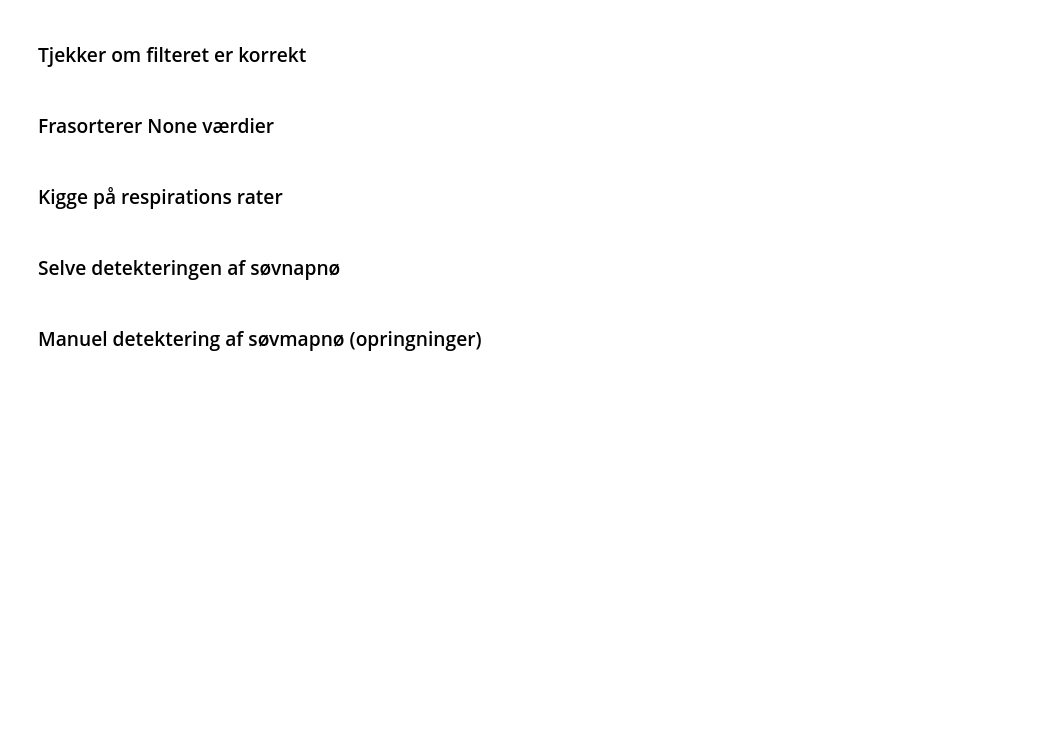
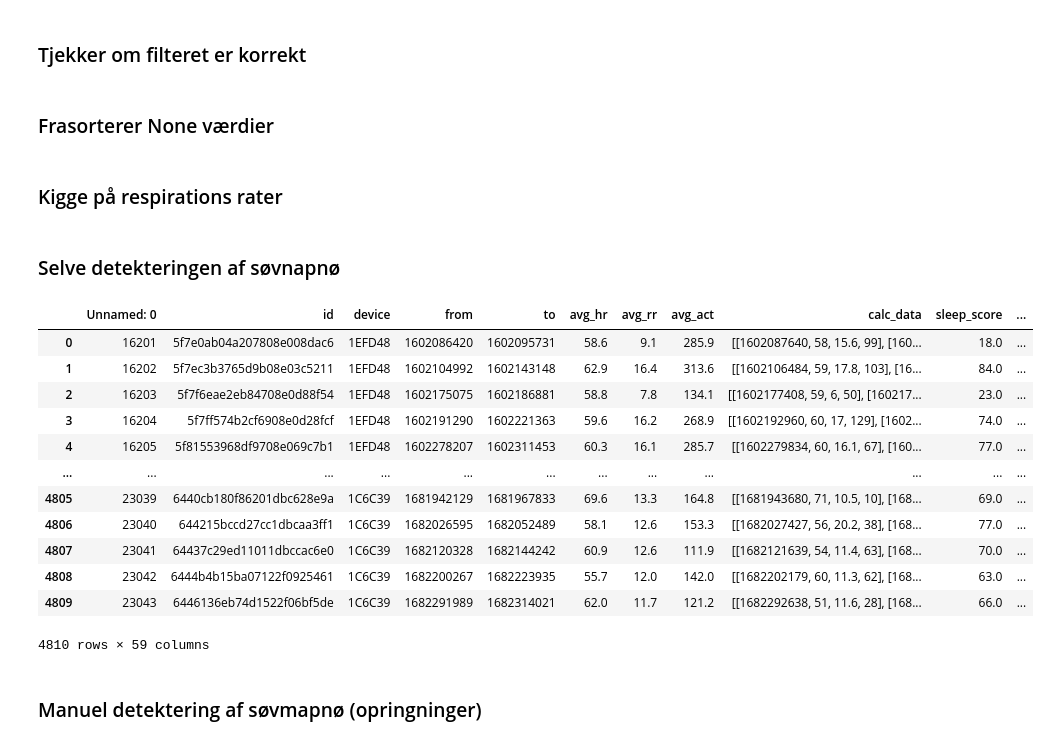
Before and after one commit to MathiasKirk/Projekt_Kandidat2, a Jupyter notebook: DataPreb/AnalyseCalc_Sleep.ipynb, the cells around one changed output. Cells and saved outputs as stored; diff of their text form; code cells hidden in the pictures; blank space fills up the shorter version.

```diff
--- a/DataPreb/AnalyseCalc_Sleep.ipynb
+++ b/DataPreb/AnalyseCalc_Sleep.ipynb
@@ -5,9 +5,10 @@ import json
 import matplotlib.pyplot as plt
 # Show all columns
 pd.set_option('display.max_columns', None)
-# data = pd.read_csv('C:/Users/mathi/OneDrive/Skrivebord/2_Sem_Kand/Projekt_Kandidat2/Projekt_Kandidat2/dataNew.csv')
+# pd.set_option('display.max_rows', None)
+# data = pd.read_csv('C:/Users/mathi/OneDrive/Skrivebord/2_Sem_Kand/Projekt_Kandidat2/Projekt_Kandidat2/Data.csv')
 # Do not show the full lists of values in the columns
-pd.set_option('display.max_colwidth', 50)
+# pd.set_option('display.max_colwidth', 50)
 
 # data
 # %% [markdown]
@@ -160,8 +187,8 @@ import ast
 # vi tager sleep duration (s) og dividerer med 3600 for at få timer. Så tager vi antallet af søvn apnøer og dividere med antallet af timer for at få antallet af søvn apnøer pr. time. Antallet af søvn apnøer pr. time skal være over 5 for at have søvnapnø.
 # Tag antallet af søvnscyklusser. Så tager vi antallet af søvn apnøer og dividere med antallet af søvnscyklusser for at få antallet af søvn apnøer pr. søvnscyklus. Antallet af søvn apnøer pr. søvnscyklus skal være over 5 for at have søvnapnø.
 
-# data = pd.read_csv('C:/Users/mathi/OneDrive/Skrivebord/2_Sem_Kand/Projekt_Kandidat2/Projekt_Kandidat2/dataNew1.csv')
-
+data = pd.read_csv('C:/Users/mathi/OneDrive/Skrivebord/2_Sem_Kand/Projekt_Kandidat2/Projekt_Kandidat2/Data3.csv')
+data
 # # Convert string representations of lists to actual Python lists
 # data['calc_data'] = data['calc_data'].apply(ast.literal_eval)
 
@@ -201,33 +228,47 @@ import ast
 #                 count_SleepApnea += 1
 
 #                 # Plus 3 to j to skip the next 3 values
 #                 j += 3
 #             else:
 #                 j += 1
 
 #         # duration_in_sleep dividerer med 3600 for at få timer
 #         duration_in_sleep = (data['duration_in_sleep'][i] / 3600)
 
 #         # count_SleepApnea / duration_in_sleep gives antallet af søvn apnøer pr. time pr. cyklus. Count count_SleepApnea_All
 #         count_SleepApnea_All += count_SleepApnea / duration_in_sleep
 #         # Reset count_SleepApnea
 #         count_SleepApnea = 0
 
 #     # If count_SleepApnea_All is over 5
 #     if len(data['calc_data']) != 0:
 #         count_SleepApnea_All = count_SleepApnea_All / len(data['calc_data'])
 
 #     if count_SleepApnea_All > 5:
 #         # Append patient_ID to patient_ID_list_SleepApnea
 #         patient_ID_list_SleepApnea.append(patient_ID)
 #         # Reset count_SleepApnea_All
 #         count_SleepApnea_All = 0
 #     else:
 #         # Reset count_SleepApnea_All
 #         count_SleepApnea_All = 0
 
 # # Print patient_ID_list_SleepApnea
 # print(patient_ID_list_SleepApnea)
+# %% [output]
+|  | Unnamed: 0 | id | device | from | to | avg_hr | avg_rr | avg_act | calc_data | sleep_score | ... |
+| 0 | 16201 | 5f7e0ab04a207808e008dac6 | 1EFD48 | 1602086420 | 1602095731 | 58.6 | 9.1 | 285.9 | [[1602087640, 58, 15.6, 99], [160... | 18.0 | ... |
+| 1 | 16202 | 5f7ec3b3765d9b08e03c5211 | 1EFD48 | 1602104992 | 1602143148 | 62.9 | 16.4 | 313.6 | [[1602106484, 59, 17.8, 103], [16... | 84.0 | ... |
+| 2 | 16203 | 5f7f6eae2eb84708e0d88f54 | 1EFD48 | 1602175075 | 1602186881 | 58.8 | 7.8 | 134.1 | [[1602177408, 59, 6, 50], [160217... | 23.0 | ... |
+| 3 | 16204 | 5f7ff574b2cf6908e0d28fcf | 1EFD48 | 1602191290 | 1602221363 | 59.6 | 16.2 | 268.9 | [[1602192960, 60, 17, 129], [1602... | 74.0 | ... |
+| 4 | 16205 | 5f81553968df9708e069c7b1 | 1EFD48 | 1602278207 | 1602311453 | 60.3 | 16.1 | 285.7 | [[1602279834, 60, 16.1, 67], [160... | 77.0 | ... |
+| ... | ... | ... | ... | ... | ... | ... | ... | ... | ... | ... | ... |
+| 4805 | 23039 | 6440cb180f86201dbc628e9a | 1C6C39 | 1681942129 | 1681967833 | 69.6 | 13.3 | 164.8 | [[1681943680, 71, 10.5, 10], [168... | 69.0 | ... |
+| 4806 | 23040 | 644215bccd27cc1dbcaa3ff1 | 1C6C39 | 1682026595 | 1682052489 | 58.1 | 12.6 | 153.3 | [[1682027427, 56, 20.2, 38], [168... | 77.0 | ... |
+| 4807 | 23041 | 64437c29ed11011dbccac6e0 | 1C6C39 | 1682120328 | 1682144242 | 60.9 | 12.6 | 111.9 | [[1682121639, 54, 11.4, 63], [168... | 70.0 | ... |
+| 4808 | 23042 | 6444b4b15ba07122f0925461 | 1C6C39 | 1682200267 | 1682223935 | 55.7 | 12.0 | 142.0 | [[1682202179, 60, 11.3, 62], [168... | 63.0 | ... |
+| 4809 | 23043 | 6446136eb74d1522f06bf5de | 1C6C39 | 1682291989 | 1682314021 | 62.0 | 11.7 | 121.2 | [[1682292638, 51, 11.6, 28], [168... | 66.0 | ... |
+4810 rows × 59 columns
 # %% [markdown]
 ### Manuel detektering af søvmapnø (opringninger)
 # %%
```
Also changed, not shown: parts of 5 cells of this notebook, 3 other files.
